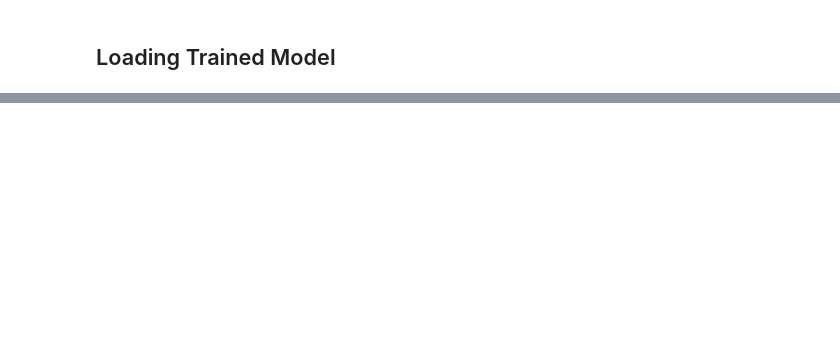
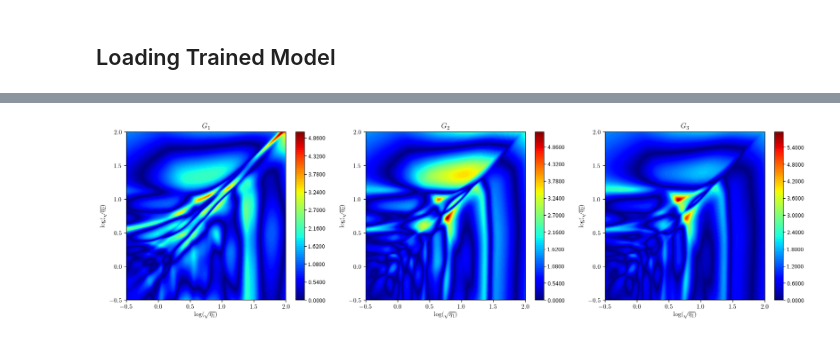
Before and after one commit to Crashprn/UncertaintyQuantification, a Jupyter notebook: Notebooks/SVI_Train.ipynb, the cells around one changed output, grey strips where cells are left out. Saved outputs shown, nothing was run; the diff lists cells and outputs as text; code cells hidden in the pictures; blank space fills up the shorter version.

```diff
--- a/Notebooks/SVI_Train.ipynb
+++ b/Notebooks/SVI_Train.ipynb
@@ -94,14 +92,15 @@ model_params = {
     "h_nodes": 20,
     "num_layers": 4,
     "data_size": etas_train.shape[0],
-    "layer_prior": torch.tensor([0., 5.], device=device, dtype=torch.float32),
+    "layer_prior": torch.tensor([0., 1.], device=device, dtype=torch.float32),
     "device": device,
     "output_prior_conc_rate": torch.tensor([0.5, 1.0], device=device, dtype=torch.float32),
     "train_noise" : True
 }
 
-chkpt_dir = "../Model_Checkpoints/SVI/Aleatoric/"
-chkpt_prefix = "Regular_Alea_40k"
+chkpt_dir = "../Model_Checkpoints/SVI/Aleatoric_High_5k/"
+data_dir = "Aleatoric_High_5k/"
+chkpt_prefix = "Regular_Aleatoric_5k"
 # %%
 model = TurbulenceNetworkBayesian(**model_params).to(device)
 
@@ -308,0 +233,4 @@ Calculated PHATE in 0.92 seconds.
+# %%
+plot_heat_map_3D(x_grid, y_grid, torch.abs(torch.tensor(target) - pred_mean).T.reshape(3, dim, dim) / pred_std.T.reshape(3, dim, dim))
+# %% [output]
+[figure, added]
```
Also changed, not shown: parts of 15 cells of this notebook, 13 other files.
